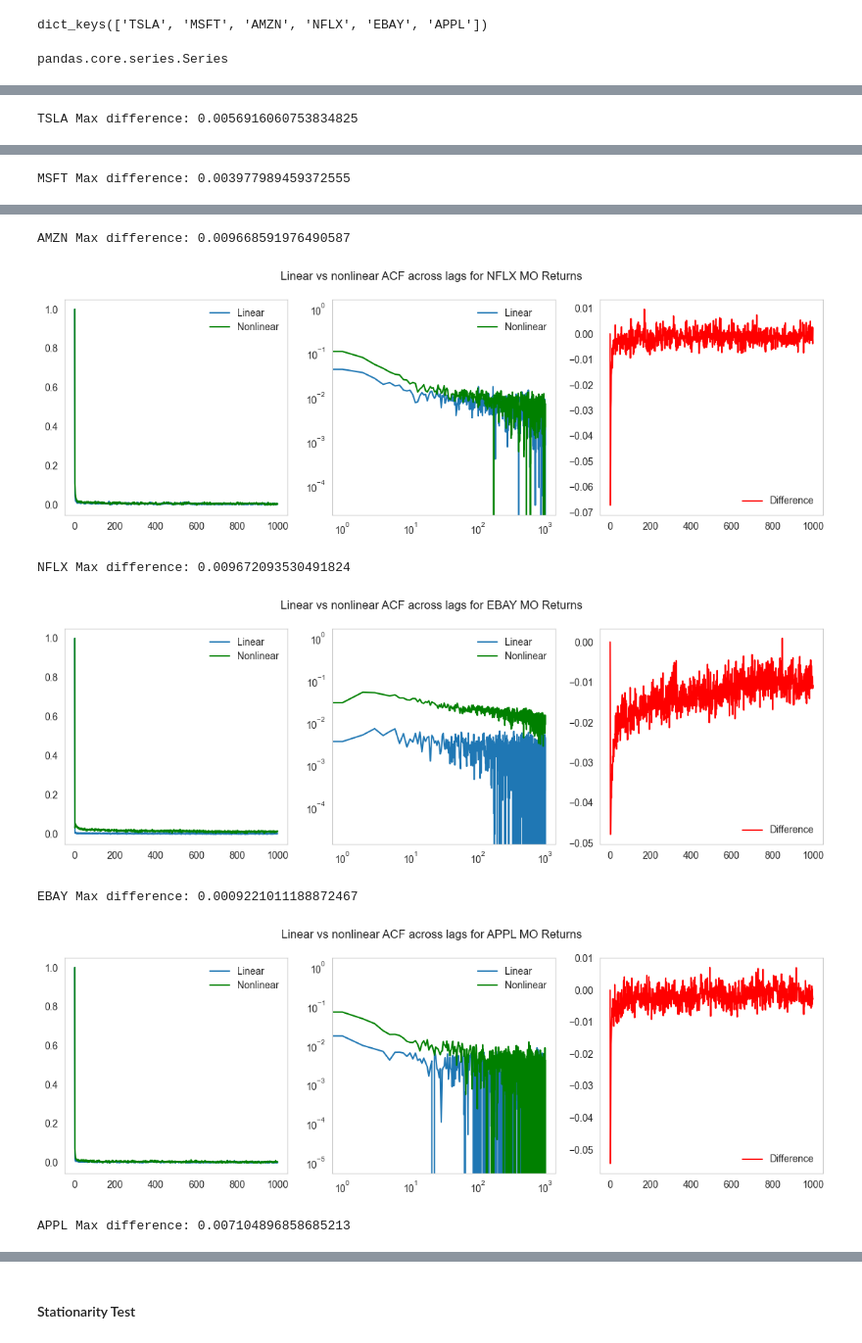
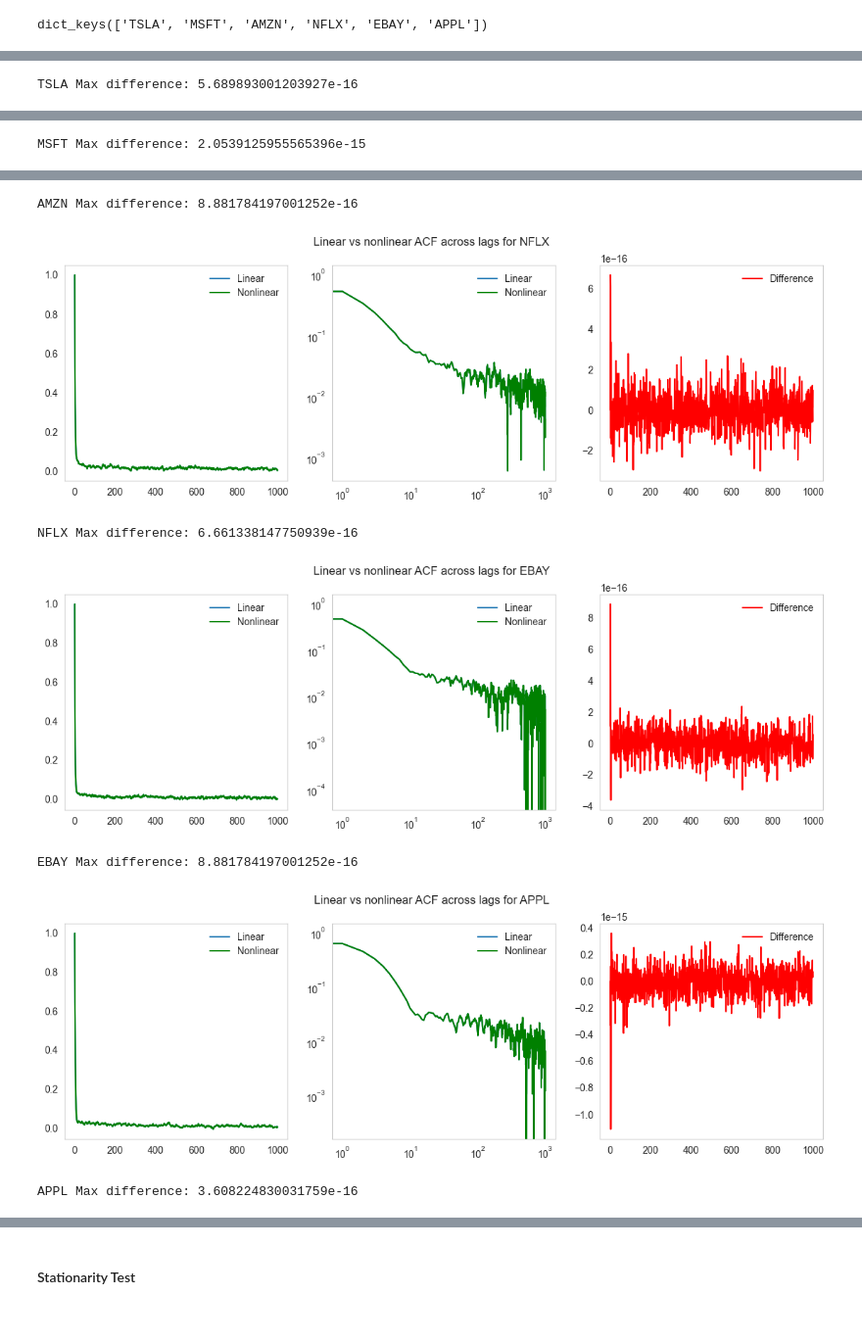
Before and after one commit to anabugaenko/liquidity, a Jupyter notebook: notebooks/MO/orderflow_long_memory.ipynb, the cells around one changed output, grey strips where cells are left out. Shown at 98% size. Drawn from its saved outputs; the diff is of its cells as text; code cells hidden in the pictures.

```diff
--- a/notebooks/MO/orderflow_long_memory.ipynb
+++ b/notebooks/MO/orderflow_long_memory.ipynb
@@ -86,0 +261,14 @@ plt.show()
+# %%
+# Generalized Hurst
+method = 'generalized'
+volatility_fit_results_list = []
+volaility_fit_objects = {}
+
+for stock, data in cumsum_return_magnitudes.items():
+    fit_dict, fit = compute_hurst_exponent('volatility', stock, data, method=method)
+    if fit_dict:
+        volatility_fit_results_list.append(fit_dict)
+        volaility_fit_objects[(stock, method, 'volatility')] = fit
+
+volatility_gen_hurst_fit_results = pd.DataFrame(volatility_fit_results_list)
+display(volatility_gen_hurst_fit_results.head())
@@ -87,3 +302,15 @@ plt.show()
+# %%
+# Signed orderflow
+signed_orderflow = {
+  'TSLA': tsla_raw_df['trade_sign'],
+  'MSFT': msft_raw_df['trade_sign'],
+  'AMZN': amzn_raw_df['trade_sign'],
+  'NFLX': nflx_raw_df['trade_sign'],
+  'EBAY': ebay_raw_df['trade_sign'],
+  'APPL': appl_raw_df['trade_sign']
+}
+# Update the dictionary to only keep the first EVENTS_RANGE items
+signed_orderflow = {stock: data.head(EVENTS_RANGE) for stock, data in signed_orderflow.items()}
 # %% [markdown]
 ### Stationarity Test
 # %%
@@ -118,22 +340,18 @@ volatility_linear_filename = f"{acf_data_dir}/mo_volatility_linear_acfs.pkl"
 # %%
 # Linear ACF
-volatility_linear_filename = f"{acf_data_dir}/mo_volatility_linear_acfs.pkl"
-volaitlity_linear_acfs = compute_acfs(filename=volatility_linear_filename, data=returns_magnitudes, option='linear')
-print(volaitlity_linear_acfs.keys())
+signs_linear_acf_filename = f"{acf_data_dir}/mo_signs_acfs.pkl"
+signs_linear_acfs = compute_acfs(filename=signs_linear_acf_filename, data=signed_orderflow, option='linear')
+print(signs_linear_acfs.keys())
 # %% [output]
 dict_keys(['TSLA', 'MSFT', 'AMZN', 'NFLX', 'EBAY', 'APPL'])
 # %%
 # Nonlinear ACF
-volatility_nonlinear_filename = f"{acf_data_dir}/mo_volatility_nonlinear_acfs.pkl"
-volatility_nonlinear_acfs = compute_acfs(filename=volatility_nonlinear_filename, data=returns_magnitudes, option='nonlinear')
-print(volatility_nonlinear_acfs.keys())
+signs_nonlinear_acf_filename = f"{acf_data_dir}/mo_signs_nonlinear_acfs.pkl"
+signs_nonlinear_acfs = compute_acfs(filename=signs_nonlinear_acf_filename, data=signed_orderflow, option='nonlinear')
+print(signs_nonlinear_acfs.keys())
 # %% [output]
 dict_keys(['TSLA', 'MSFT', 'AMZN', 'NFLX', 'EBAY', 'APPL'])
-# %%
-type(volaitlity_linear_acfs['TSLA'])
-# %% [output]
-pandas.core.series.Series
 # %%
-for stock_name in volaitlity_linear_acfs.keys():
-    plot_acf_difference(stock_name, volaitlity_linear_acfs, volatility_nonlinear_acfs, acf_range=ACF_RANGE)
+for stock_name in signs_linear_acfs.keys():
+    plot_acf_difference(stock_name, signs_linear_acfs, signs_nonlinear_acfs)
 # %% [output]
@@ -141 +359 @@ for stock_name in volaitlity_linear_acfs.keys():
-TSLA Max difference: 0.0056916060753834825
+TSLA Max difference: 5.689893001203927e-16
@@ -143 +361 @@ TSLA Max difference: 0.0056916060753834825
-MSFT Max difference: 0.003977989459372555
+MSFT Max difference: 2.0539125955565396e-15
@@ -145,7 +363,7 @@ MSFT Max difference: 0.003977989459372555
-AMZN Max difference: 0.009668591976490587
+AMZN Max difference: 8.881784197001252e-16
-[figure, old version]
+[figure, new version]
-NFLX Max difference: 0.009672093530491824
+NFLX Max difference: 6.661338147750939e-16
-[figure, old version]
+[figure, new version]
-EBAY Max difference: 0.0009221011188872467
+EBAY Max difference: 8.881784197001252e-16
-[figure, old version]
+[figure, new version]
-APPL Max difference: 0.007104896858685213
+APPL Max difference: 3.608224830031759e-16
```
Also changed, not shown: parts of 140 cells of this notebook, 10 other files.
